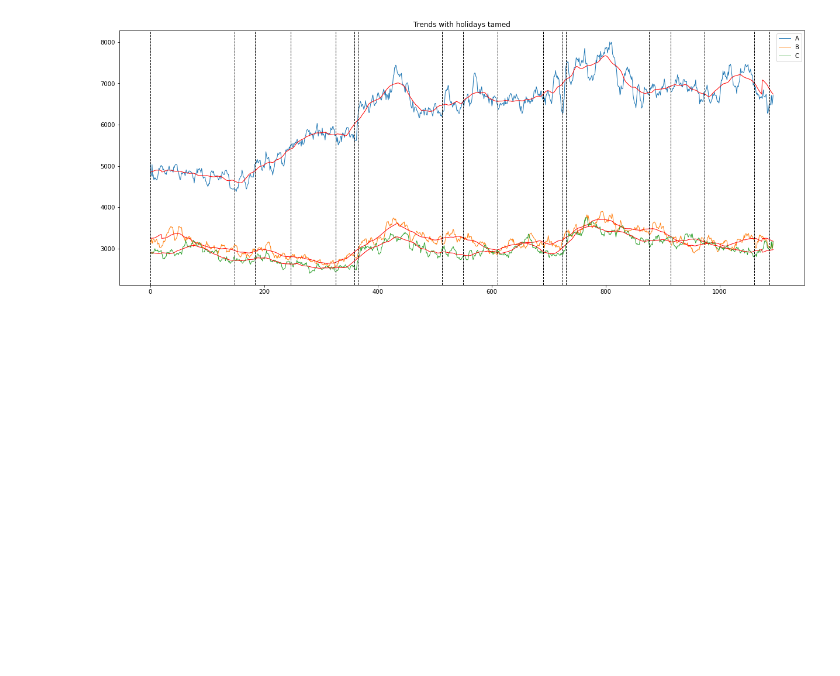
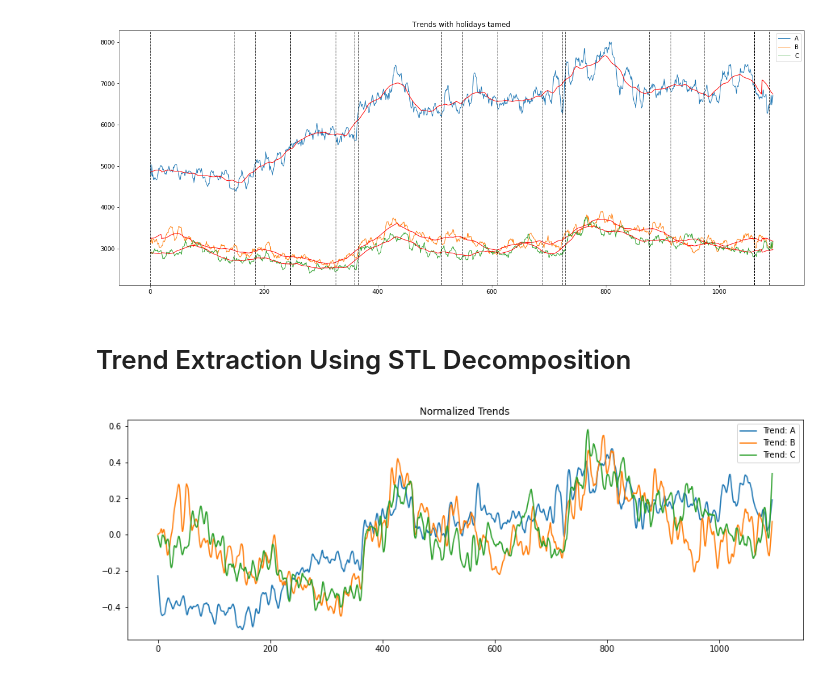
Before and after one commit to reasonablists/CoverMyMeds, a Jupyter notebook: trend.ipynb, the cells around one changed output. Cells and saved outputs as stored; diff of their text form; code cells hidden in the pictures; blank space fills up the shorter version.

Commit message:
added STL trend extraction and plotted resulting trends of A, B, C with normalization.

```diff
--- a/trend.ipynb
+++ b/trend.ipynb
@@ -71,3 +73,5 @@ for ind in holiday_inds:
     ax.axvline(ind, lw=1, ls='--', c='k')
 # %% [output]
 [figure]
+# %% [markdown]
+# Trend Extraction Using STL Decomposition
@@ -73,0 +80,28 @@ for ind in holiday_inds:
+# %%
+vol_a = df.volume_A.values.copy()
+vol_b = df.volume_B.values.copy()
+vol_c = df.volume_C.values.copy()
+
+for i in df.index[df.is_holiday == 1]:
+    vol_a[i] = vol_a[i - 7]
+    vol_b[i] = vol_b[i - 7]
+    vol_c[i] = vol_c[i - 7]
+
+trend_a = STL(vol_a, 7).fit().trend
+trend_b = STL(vol_b, 7).fit().trend
+trend_c = STL(vol_c, 7).fit().trend
+# %%
+def normalize(vals):
+    return (vals - vals.mean()) / (vals.max() - vals.min())
+# %%
+plt.figure(figsize=(15, 5))
+
+plt.title("Normalized Trends")
+plt.plot(normalize(trend_a), label="Trend: A")
+plt.plot(normalize(trend_b), label="Trend: B")
+plt.plot(normalize(trend_c), label="Trend: C")
+plt.legend()
+
+plt.show()
+# %% [output]
+[figure, added]
```
Also changed, not shown: parts of 2 cells of this notebook.
